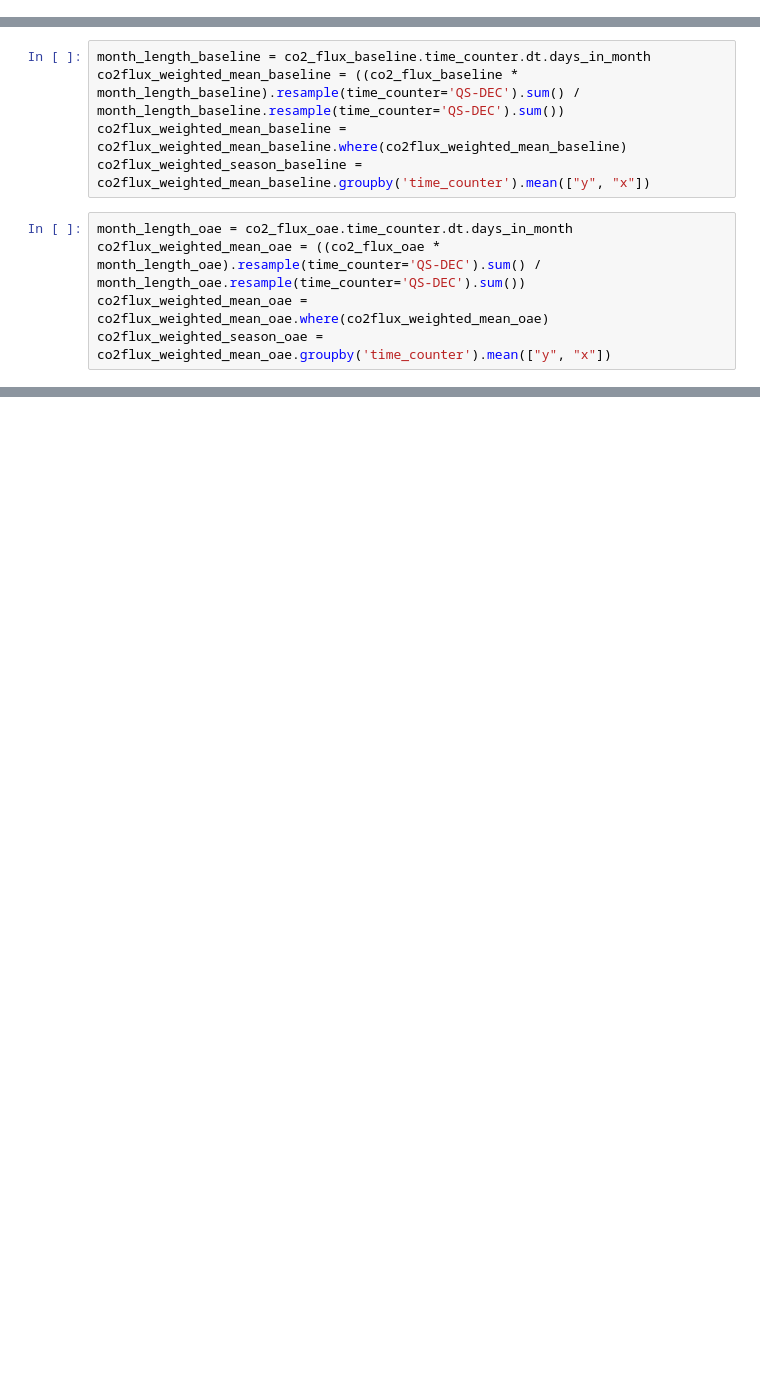
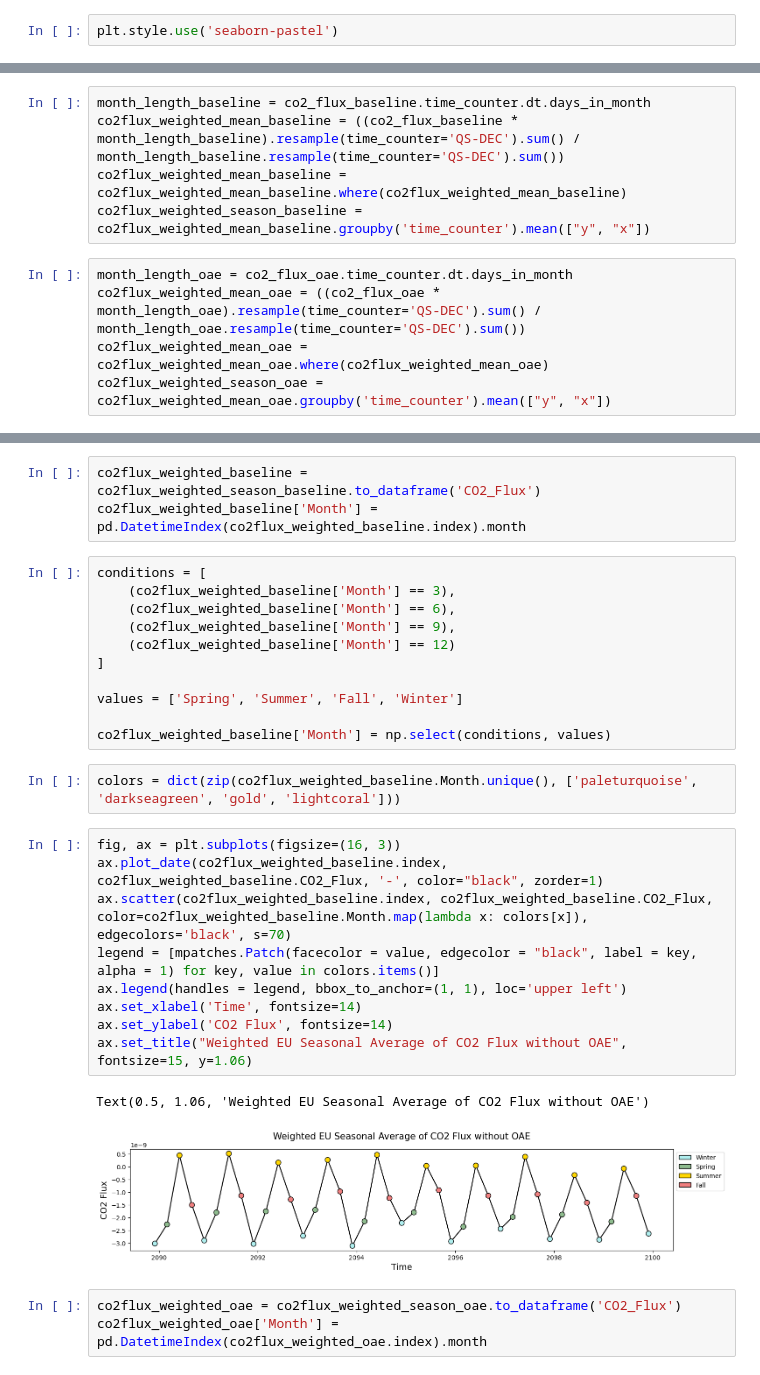
Before and after one commit to chiaraciscato/MScThesis, a Jupyter notebook: CO2flux_comparison.ipynb, the cells around one changed output, grey strips where cells are left out. Drawn from its saved outputs; the diff is of its cells as text; blank space fills up the shorter version.

```diff
--- a/CO2flux_comparison.ipynb
+++ b/CO2flux_comparison.ipynb
@@ -70,5 +64,7 @@ co2_flux_oae = sliced_data_oae["co2flux_cpl"].sel(time_counter=slice(start_date,
 co2flux_season_summary_oae = co2_flux_oae.groupby('time_counter.season').mean('time_counter', skipna=True)
 co2flux_season_mean_all_years_oae = co2_flux_oae.resample(time_counter='QS-DEC', keep_attrs=True).mean()
 co2flux_seasonal_mean_oae = co2flux_season_mean_all_years_oae.groupby('time_counter').mean(["y", "x"])
+# %%
+plt.style.use('seaborn-pastel')
 # %%
 f, ax = plt.subplots(figsize=(16, 3))
@@ -124,0 +159,31 @@ plt.show()
+# %%
+co2flux_weighted_baseline = co2flux_weighted_season_baseline.to_dataframe('CO2_Flux')
+co2flux_weighted_baseline['Month'] = pd.DatetimeIndex(co2flux_weighted_baseline.index).month
+# %%
+conditions = [
+    (co2flux_weighted_baseline['Month'] == 3),
+    (co2flux_weighted_baseline['Month'] == 6),
+    (co2flux_weighted_baseline['Month'] == 9),
+    (co2flux_weighted_baseline['Month'] == 12)
+]
+
+values = ['Spring', 'Summer', 'Fall', 'Winter']
+
+co2flux_weighted_baseline['Month'] = np.select(conditions, values)
+# %%
+colors = dict(zip(co2flux_weighted_baseline.Month.unique(), ['paleturquoise', 'darkseagreen', 'gold', 'lightcoral']))
+# %%
+fig, ax = plt.subplots(figsize=(16, 3))
+ax.plot_date(co2flux_weighted_baseline.index, co2flux_weighted_baseline.CO2_Flux, '-', color="black", zorder=1)
+ax.scatter(co2flux_weighted_baseline.index, co2flux_weighted_baseline.CO2_Flux, color=co2flux_weighted_baseline.Month.map(lambda x: colors[x]), edgecolors='black', s=70)
+legend = [mpatches.Patch(facecolor = value, edgecolor = "black", label = key, alpha = 1) for key, value in colors.items()]
+ax.legend(handles = legend, bbox_to_anchor=(1, 1), loc='upper left')
+ax.set_xlabel('Time', fontsize=14)
+ax.set_ylabel('CO2 Flux', fontsize=14)
+ax.set_title("Weighted EU Seasonal Average of CO2 Flux without OAE", fontsize=15, y=1.06)
+# %% [output]
+Text(0.5, 1.06, 'Weighted EU Seasonal Average of CO2 Flux without OAE')
+[figure, added]
+# %%
+co2flux_weighted_oae = co2flux_weighted_season_oae.to_dataframe('CO2_Flux')
+co2flux_weighted_oae['Month'] = pd.DatetimeIndex(co2flux_weighted_oae.index).month
```
Also changed, not shown: parts of 15 cells of this notebook, 10 other files.
